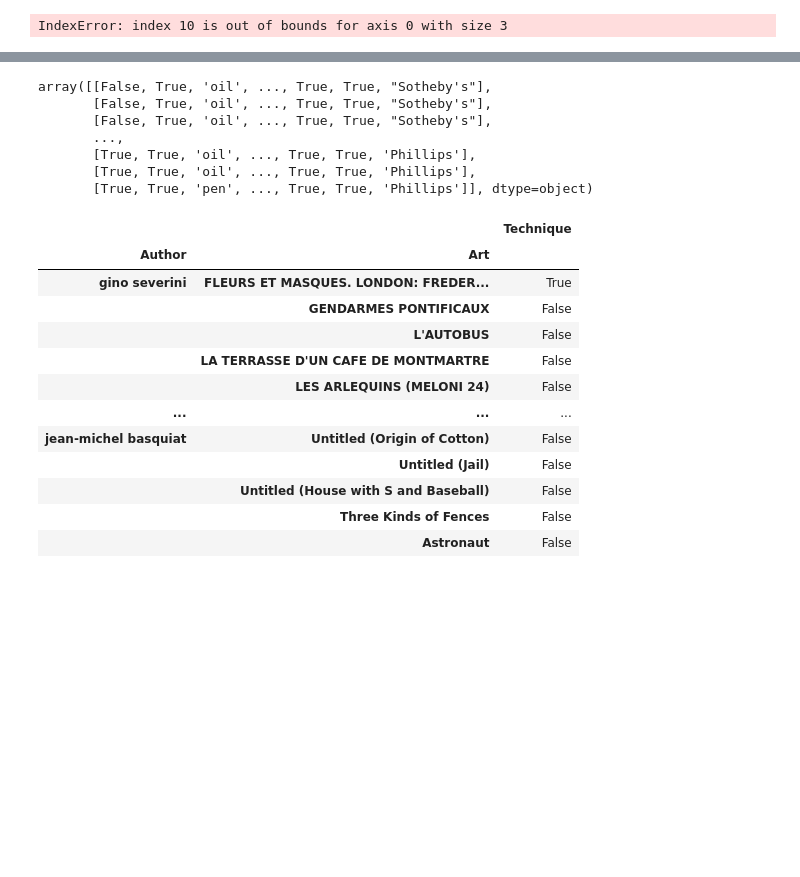
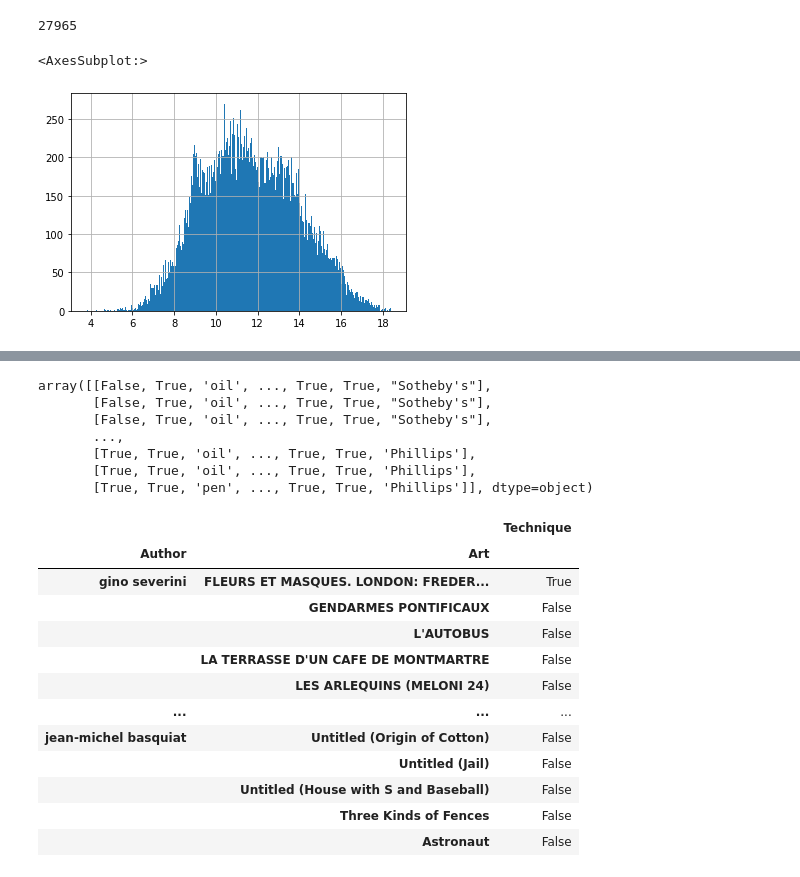
Before and after one commit to BorisovMaksim/AuthorDeath, a Jupyter notebook: Notebooks/notes.ipynb, the cells around one changed output, grey strips where cells are left out. Drawn from its saved outputs; the diff is of its cells as text; code cells hidden in the pictures; blank space fills up the shorter version.

```diff
--- a/Notebooks/notes.ipynb
+++ b/Notebooks/notes.ipynb
@@ -39,3 +49,7 @@ scikit-learn              1.1.0           py310hffb9edd_0    conda-forge
+# %%
+(df.Sign != 0).sum()
+# %% [output]
+27965
 # %%
 
 # def tryconvert(x):
@@ -45,6 +59,10 @@ scikit-learn              1.1.0           py310hffb9edd_0    conda-forge
 #         return None
 # df["date_of_birth"] = df["date_of_birth"].apply(lambda x: tryconvert(x))
 # %%
-a = np.array([10,20,30])
+y = pd.read_pickle("/home/maksim/Data/Author_Death/y.pkl")
+X = pd.read_pickle("/home/maksim/Data/Author_Death/X.pkl")
+
+y.hist(bins=300)
 # %% [output]
-IndexError: index 10 is out of bounds for axis 0 with size 3
+<AxesSubplot:>
+[figure, added]
```
Also changed, not shown: parts of 6 cells of this notebook, 7 other files.
